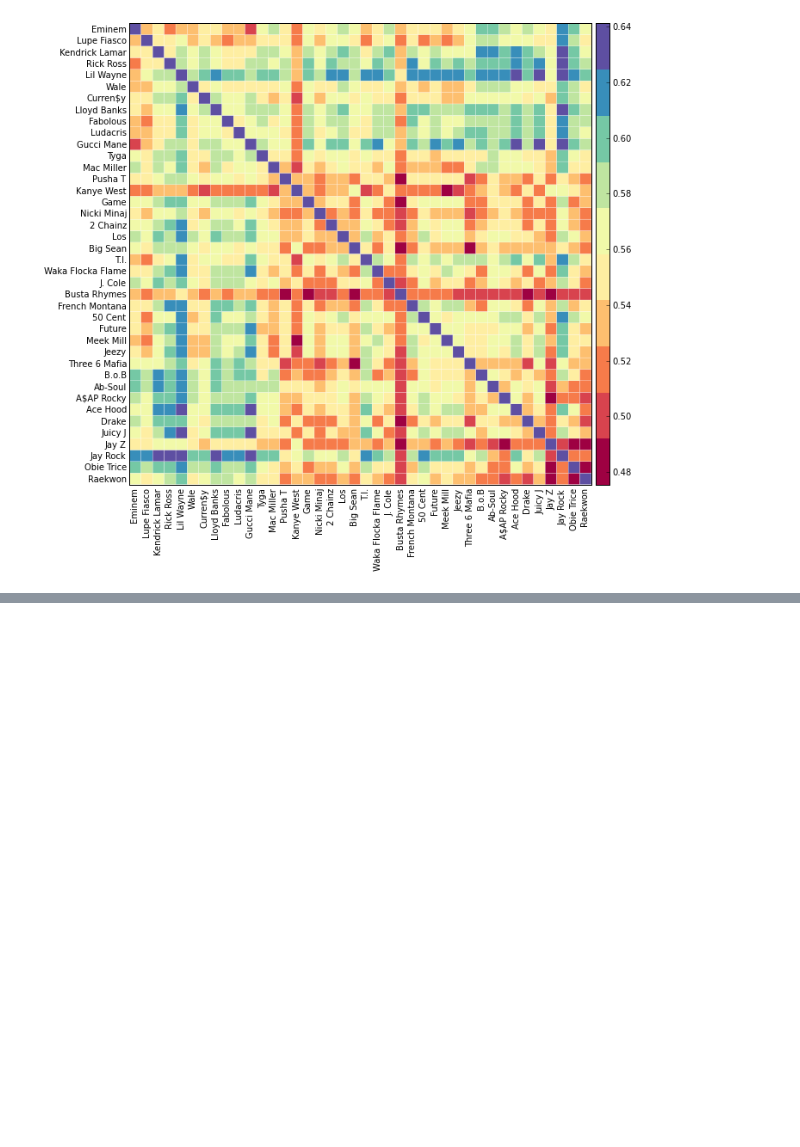
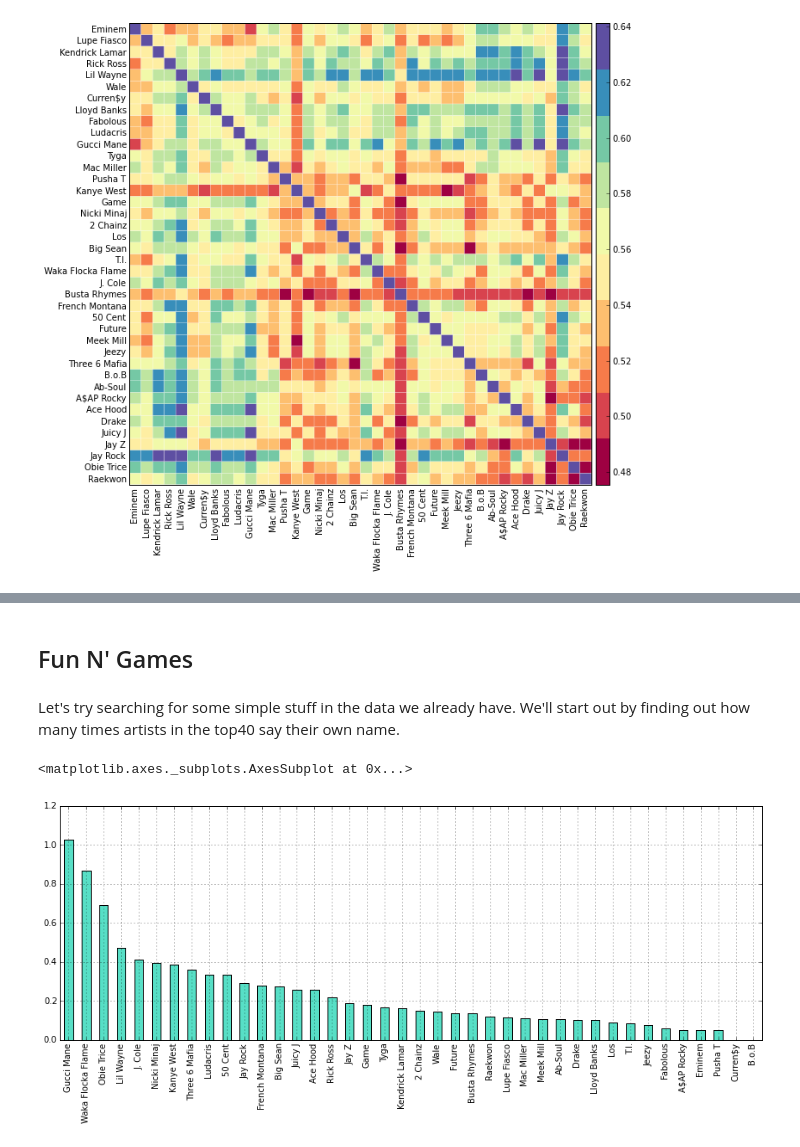
Before and after one commit to baronvonbadguy/genius-scraper, a Jupyter notebook: Exploration.ipynb, the cells around one changed output, grey strips where cells are left out. Drawn from its saved outputs; the diff is of its cells as text; code cells hidden in the pictures; blank space fills up the shorter version.

Commit message:
added word search and plotting function

```diff
--- a/Exploration.ipynb
+++ b/Exploration.ipynb
@@ -491,0 +489,45 @@ average: 0.543043011375
+# %% [markdown]
+## Fun N' Games
+# %% [markdown]
+Let's try searching for some simple stuff in the data we already have.  We'll start out by finding out how many times artists in the top40 say their own name.
+# %%
+import re
+nicknames = {'Eminem': ['Slim Shady'],
+             'Jay Z': ['Hova', 'Hov'],
+             'Drake': ['Drizzy'],
+             '50 Cent': ['Fifty'],
+             'Kanye West': ['Yeezy'],
+             'Lil Wayne': ['Weezy'],
+             'Rick Ross': ['Rozay', 'Rosay'],
+             'Ludacris': ['Luda'],
+             'T.I.': ['TI', 'TIP', 'T.I.P'],
+             'A$AP Rocky': ['ASAP Rocky']}
+
+def occurrences_of_words(words, artist):
+    words = set(words)
+    plurals = {word + 's' for word in words}
+    body = set(freq[artist].keys())
+    matches = (words.union(plurals)) & body
+    count = sum([freq[artist][match] for match in matches])
+    return count
+
+shoutouts = pd.Series(index=top40.index)
+
+for artist in top40.index.values:
+    capforms = lambda x: [x.lower(), x.title(), x.upper()]
+    names = list()
+    forms = capforms(artist)
+    for form in forms:
+        names += [word for word in form.split() if len(word) > 1]
+    try:
+        for nick in nicknames[artist]:
+            names += capforms(nick)
+    except KeyError as e:
+        pass
+    shoutouts[artist] = occurrences_of_words(names, artist) / float(len(corpora[artist])) * 100
+
+shoutouts.sort(ascending=False)
+shoutouts.plot(kind='bar',color="#57DFC6")
+# %% [output]
+<matplotlib.axes._subplots.AxesSubplot at 0x...>
+[figure, added]
```
Also changed, not shown: parts of 11 cells of this notebook.
